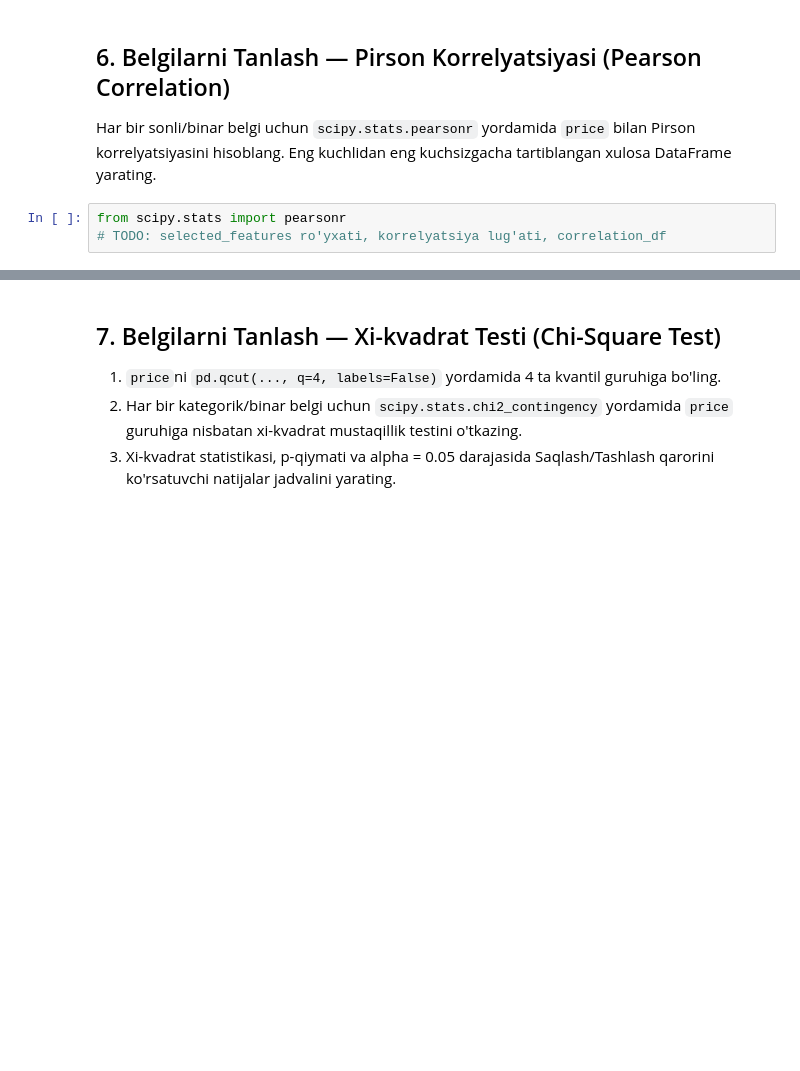
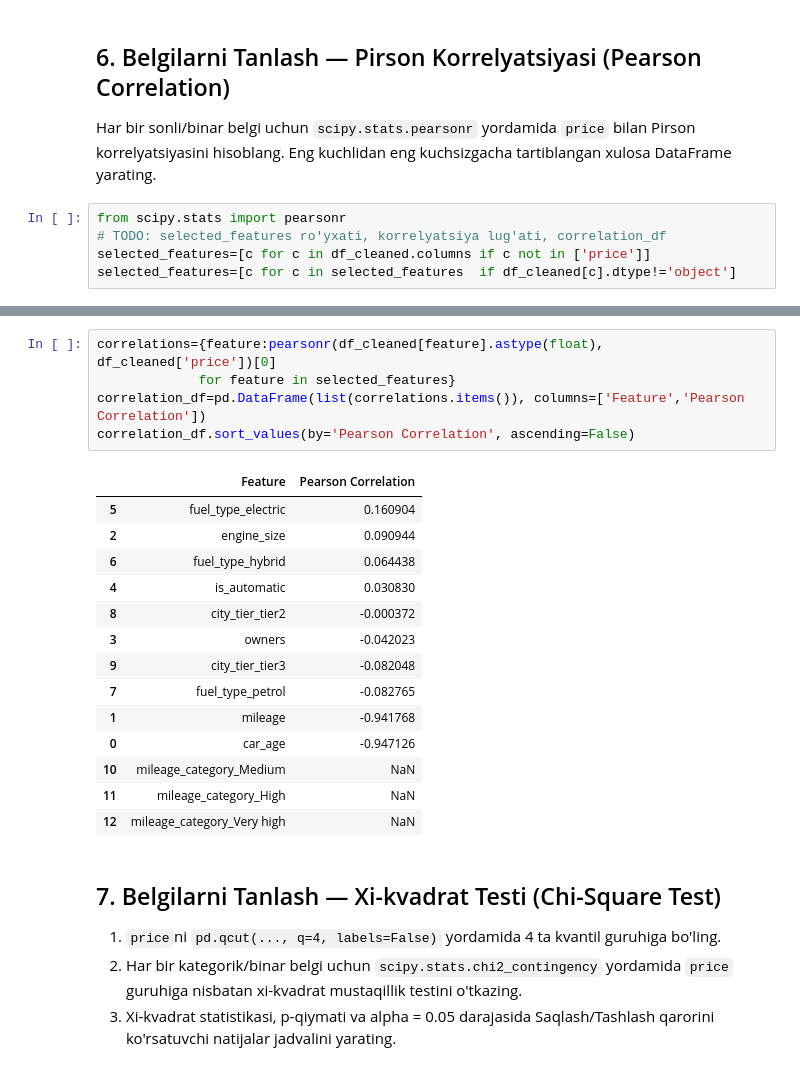
Before and after one commit to OydinZoidova/mlproject_car2, a Jupyter notebook: car_price_amaliyot.ipynb, the cells around one changed output, grey strips where cells are left out. Saved outputs shown, nothing was run; the diff lists cells and outputs as text; blank space fills up the shorter version.

```diff
--- a/car_price_amaliyot.ipynb
+++ b/car_price_amaliyot.ipynb
@@ -421,3 +532,5 @@ Har bir sonli/binar belgi uchun `scipy.stats.pearsonr` yordamida `price` bilan P
 # %%
 from scipy.stats import pearsonr
 # TODO: selected_features ro'yxati, korrelyatsiya lug'ati, correlation_df
+selected_features=[c for c in df_cleaned.columns if c not in ['price']]
+selected_features=[c for c in selected_features  if df_cleaned[c].dtype!='object']
@@ -424,3 +545,23 @@ from scipy.stats import pearsonr
+# %%
+correlations={feature:pearsonr(df_cleaned[feature].astype(float), df_cleaned['price'])[0]
+             for feature in selected_features}
+correlation_df=pd.DataFrame(list(correlations.items()), columns=['Feature','Pearson Correlation'])
+correlation_df.sort_values(by='Pearson Correlation', ascending=False)
+# %% [output]
+|  | Feature | Pearson Correlation |
+| 5 | fuel_type_electric | 0.160904 |
+| 2 | engine_size | 0.090944 |
+| 6 | fuel_type_hybrid | 0.064438 |
+| 4 | is_automatic | 0.030830 |
+| 8 | city_tier_tier2 | -0.000372 |
+| 3 | owners | -0.042023 |
+| 9 | city_tier_tier3 | -0.082048 |
+| 7 | fuel_type_petrol | -0.082765 |
+| 1 | mileage | -0.941768 |
+| 0 | car_age | -0.947126 |
+| 10 | mileage_category_Medium | NaN |
+| 11 | mileage_category_High | NaN |
+| 12 | mileage_category_Very high | NaN |
 # %% [markdown]
 ## 7. Belgilarni Tanlash — Xi-kvadrat Testi (Chi-Square Test)
 1. `price`ni `pd.qcut(..., q=4, labels=False)` yordamida 4 ta kvantil guruhiga bo'ling.
```
Also changed, not shown: parts of 39 cells of this notebook, 1 other file.
